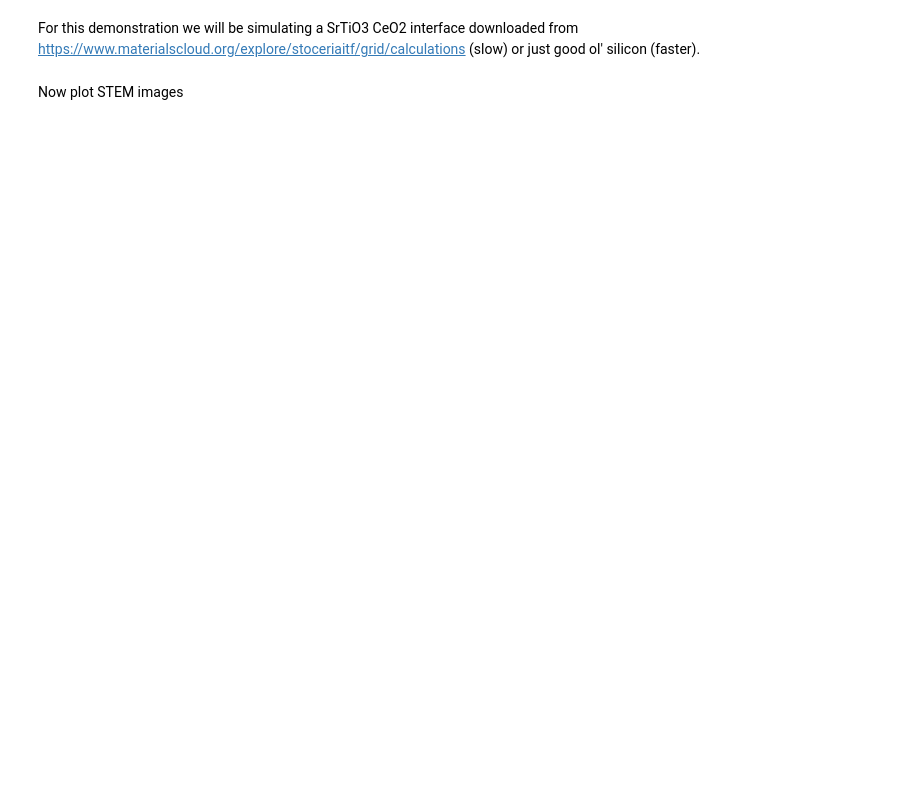
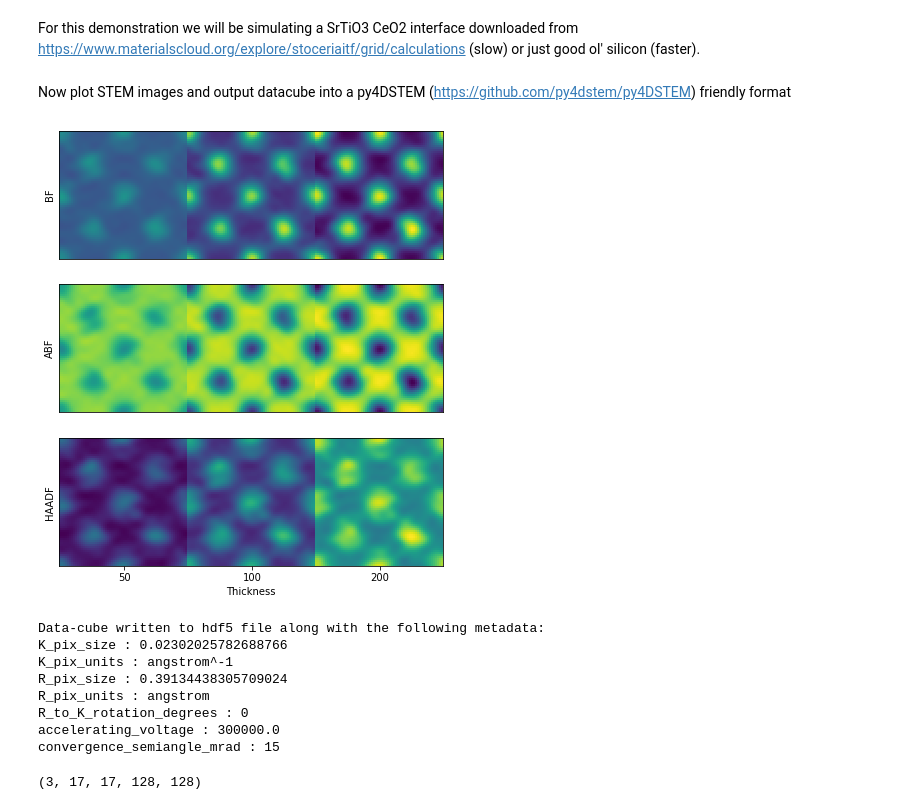
Before and after one commit to HamishGBrown/py_multislice, a Jupyter notebook: Demos/STEM.ipynb, the cells around one changed output. Drawn from its saved outputs; the diff is of its cells as text; code cells hidden in the pictures; blank space fills up the shorter version.

```diff
--- a/Demos/STEM.ipynb
+++ b/Demos/STEM.ipynb
@@ -70,11 +70,11 @@ FourDSTEM = False
 
 # 4D-STEM with diffraction patterns cropped to
 # 128x128 pixel readout
-# FourDSTEM = [[128,128]]
+FourDSTEM = [[128,128]]
 
 # 4D-STEM with diffraction patterns cropped to
 # 128x128 pixel readout with diffraction space
-# dimesions of 3 inverse Angstrom
+# dimensions of 3 inverse Angstrom
 # FourDSTEM = [[128,128],[3.0,3.0]]
 
 # Probe defocus, an array can be provided for a defocus series
@@ -84,7 +84,7 @@ df = 0
 # Option for more control over the device which performs the calculation,
 # GPU (CUDA) calculation
 device = torch.device('cuda')
-# Calculation on your computer's second GPU
+# Run calculation on your computer's second GPU
 # device = torch.device('cuda:1')
 # CPU only calculation
 # device = torch.device('cpu')
@@ -103,22 +103,57 @@ result = pyms.STEM_multislice(
     tiling=tiling,
     detector_ranges=detectors,
 )
-# %% [markdown]
-Now plot STEM images
+# %% [markdown]
+Now plot STEM images and output datacube into a py4DSTEM (https://github.com/py4dstem/py4DSTEM) friendly format
 # %%
-interp_shape = [64,64]
-fig,axes = plt.subplots(figsize=(8,8),nrows = result[0].shape[0])
-interp = pyms.utils.fourier_interpolate_2d(result[0],interp_shape)
+# Plot STEM images
+if detectors is not None:
+    interp_shape = [64,64]
+    fig,axes = plt.subplots(figsize=(8,8),nrows = result[0].shape[0])
+    interp = pyms.utils.fourier_interpolate_2d(result[0],interp_shape)
 
-for i,ax in enumerate(axes):
-    ax.imshow(np.hstack(interp[i]))
-    ax.set_ylabel(['BF','ABF','HAADF'][i])
-    ax.set_yticks([])
-    ax.set_xticks([])
+    for i,ax in enumerate(axes):
+        ax.imshow(np.hstack(interp[i]))
+        ax.set_ylabel(['BF','ABF','HAADF'][i])
+        ax.set_yticks([])
+        ax.set_xticks([])
 
 
 
-ax.set_xticks(np.arange(interp_shape[1]/2,interp_shape[1]*len(thicknesses)+1,interp_shape[1]))
-ax.set_xticklabels(thicknesses)
-ax.set_xlabel('Thickness')
-plt.show()
+    ax.set_xticks(np.arange(interp_shape[1]/2,interp_shape[1]*len(thicknesses)+1,interp_shape[1]))
+    ax.set_xticklabels(thicknesses)
+    ax.set_xlabel('Thickness')
+    plt.show()
+
+# Output datacube
+if FourDSTEM:
+    index = 0
+    if detectors is not None: index =1
+    sample = crystal.Title
+    # Loop over thicknesses (delete loop for a single thickness)
+    for i,datacube in enumerate(result[index]):
+        filename = '4DSTEM_t={0:03d}'.format(int(thicknesses[i]))
+        rsize = crystal.unitcell[:2]*np.asarray(tiling)
+        diffsize = np.asarray(result[index].shape[-2:])/rsize
+        pyms.utils.datacube_to_py4DSTEM_viewable(datacube,filename,rsize,diffsize,eV,app,sample=sample)
+
+    # Demonstration of metadata in hdf5 object
+    print('Data-cube written to hdf5 file along with the following metadata:')
+    f = h5py.File("4DSTEM_t={0:03d}.h5".format(int(thicknesses[0])),'r')
+    for key, value in f['4D-STEM_data/metadata/calibration'].attrs.items():
+        print(key,':',value[0])
+    f.close()
+# %% [output]
+[figure, added]
+Data-cube written to hdf5 file along with the following metadata:
+K_pix_size : 0.02302025782688766
+K_pix_units : angstrom^-1
+R_pix_size : 0.39134438305709024
+R_pix_units : angstrom
+R_to_K_rotation_degrees : 0
+accelerating_voltage : 300000.0
+convergence_semiangle_mrad : 15
+# %%
+result[1].shape
+# %% [output]
+(3, 17, 17, 128, 128)
```
Also changed, not shown: parts of 1 cell of this notebook, 9 other files.
